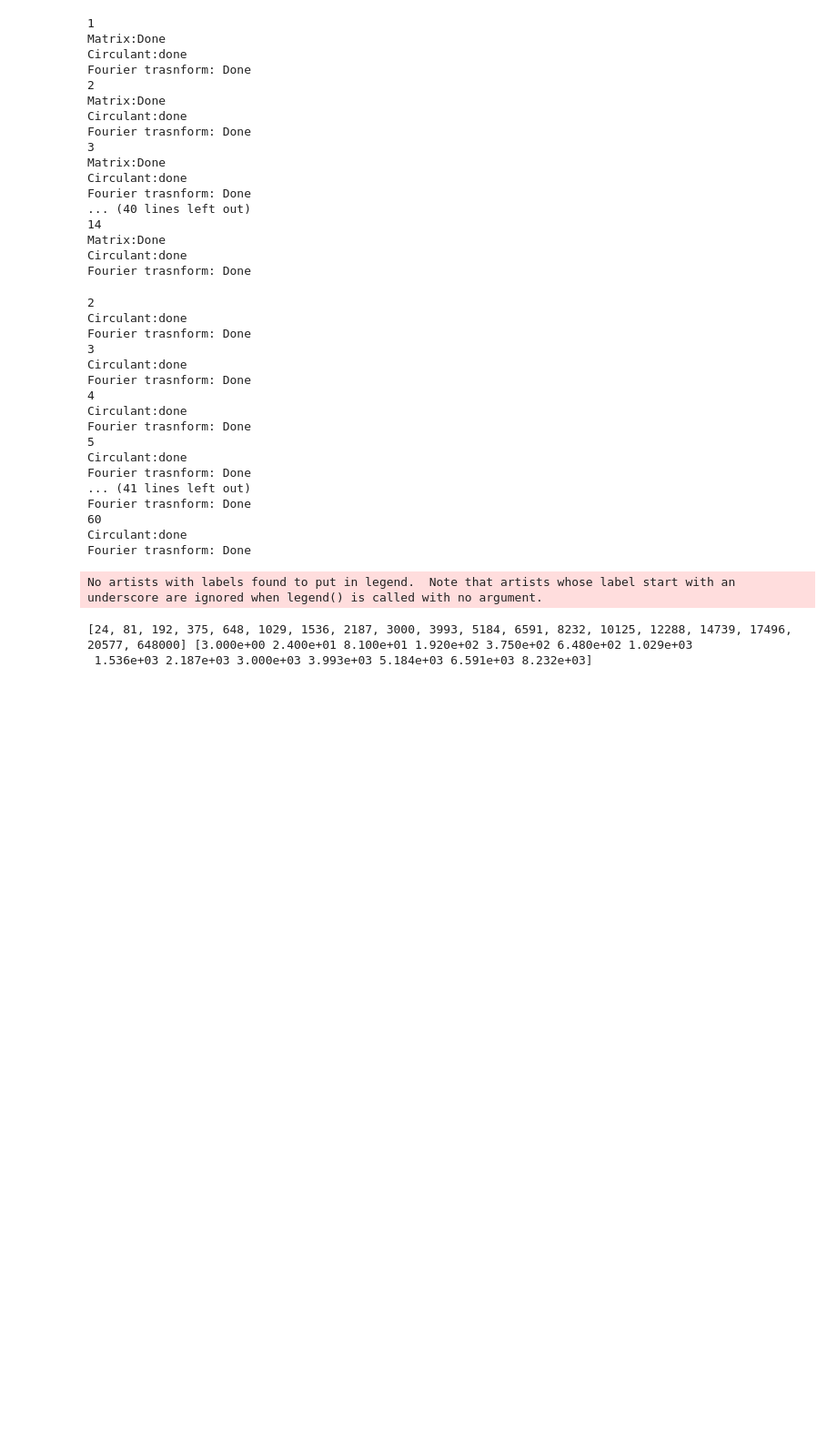
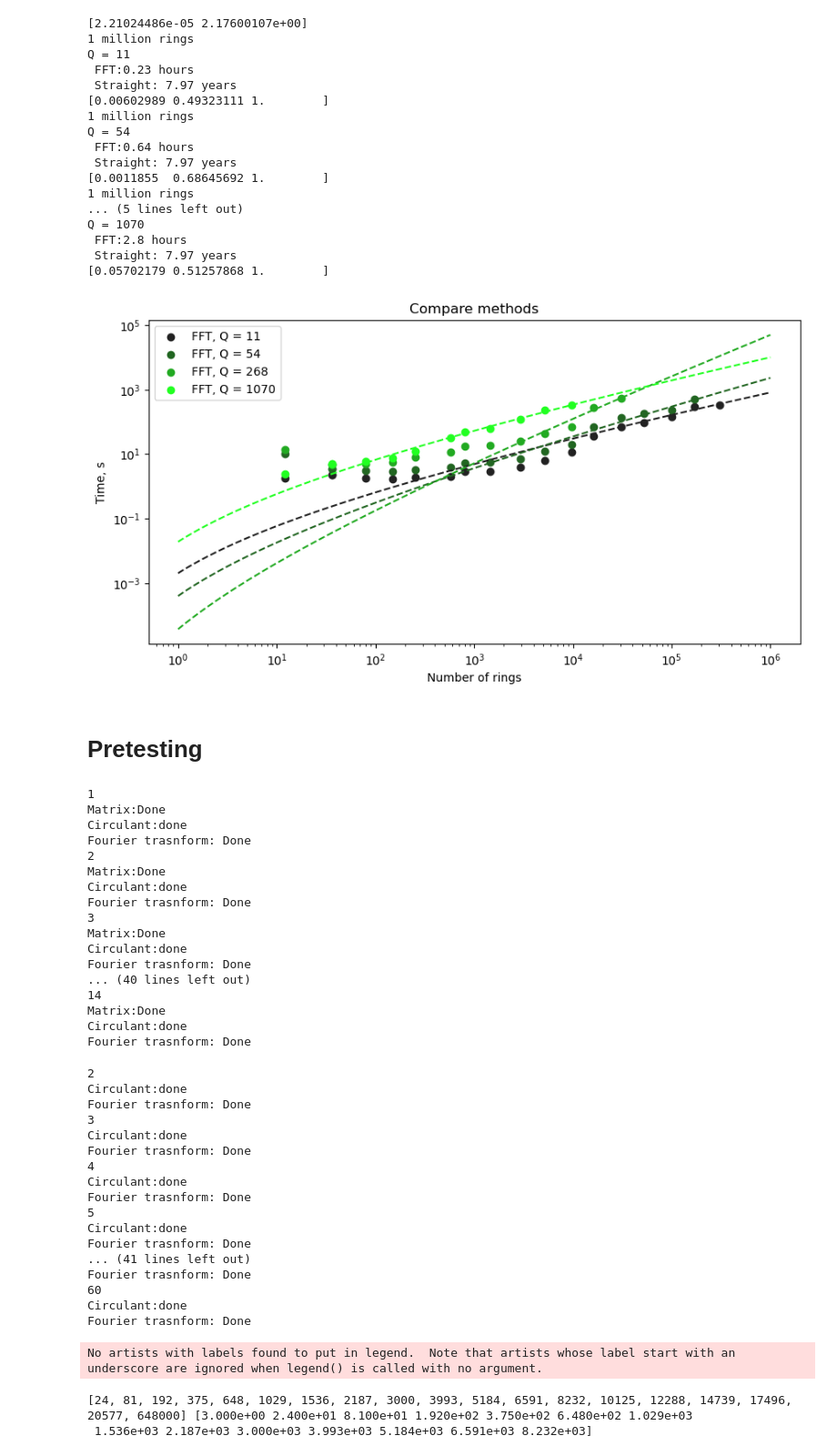
Before and after one commit to broshura/Discrete_Model_Of_Metamaterial_Lens, a Jupyter notebook: Code/Time_estimation/Time_estimation.ipynb, the cells around one changed output. Shown at 91% size. Cells and saved outputs as stored; diff of their text form; code cells hidden in the pictures; blank space fills up the shorter version.

```diff
--- a/Code/Time_estimation/Time_estimation.ipynb
+++ b/Code/Time_estimation/Time_estimation.ipynb
@@ -1,3 +385,81 @@
+# %%
+from scipy.optimize import curve_fit
+import numpy as np
+import matplotlib.pyplot as plt
+import json
+
+def nlogn(x, a, n, b):
+    return a*x**n*(np.log(2*np.power(x, 1/3)))**3
+def poly(x, a, n):
+    return abs(a)*x**n + Time_straight[0]
+def linear(x, a, b):
+    return a*x + b
+
+# Find degree of polinomial dependence for straight method
+
+with open('Time_straight.json', 'r') as f:
+    Q = 268
+    Data = json.load(f)
+    Time_straight = Data[str(Q)]['Time']
+    N_straight = np.array(Data[str(Q)]['N'])
+
+popt_straight, pcov_straight = curve_fit(poly, N_straight[-6:] ** 3, Time_straight[-6:])
+print(popt_straight)
+
+plt.figure(figsize=(10, 5))
+plt.title('Compare methods')
+#plt.plot(np.logspace(0, 6, 1000), poly(np.logspace(0, 6, 1000), *popt_straight), color = 'b', linestyle = '--', label = f'$N^2$ fit')
+#plt.scatter(N_straight**3, Time_straight, label='Straight', color = 'b')
+#plt.axhline(60*5, color = 'r', linestyle = '--')
+#plt.axvline((N_straight[-1])**3, color = 'r', linestyle = '--')
+#plt.text(1.1*N_straight[len(Time_straight)-1]**3, Q, f'N = {N_straight[len(Time_straight)-1]**3}', color = 'r')
+for Q, color  in zip([11, 54, 268, 1070], ['#222222', '#226622', '#22AA22', '#22FF22']):
+    with open('Time_fft_z.json', 'r') as f:
+        Data = json.load(f)
+        Time_fft = Data[str(Q)]['Time']
+        N_fft = np.array(Data[str(Q)]['N'])
+
+    Number = (N_fft + 1) * N_fft * N_fft
+
+    popt, pcov = curve_fit(nlogn, Number[-6:], Time_fft[-6:])
+
+    # Compare time
+    plt.scatter(Number, Time_fft, label=f'FFT, Q = {Q}', color = color)
+    plt.plot(np.logspace(0, 6, 1000), nlogn(np.logspace(0, 6, 1000), *popt), color = color, linestyle = '--')#, label = f'$N \log N$ fit')
+
+    #plt.axvline(Number[-1]*3, color = 'r', linestyle = '--')
+
+    #plt.text(1.1*N_fft[len(Time_fft)-1]**3, Q, f'N = {N_fft[len(Time_fft)-1]**3}', color = 'r')
+
+    plt.xlabel('Number of rings')
+    plt.xscale('log')
+    plt.yscale('log')
+    plt.ylabel('Time, s')
+    plt.legend()
+    print('1 million rings')
+    print(f'Q = {Q}\n FFT:{round(nlogn(1e6, *popt)/3600, 2)} hours \n Straight: {round(poly(1e6, *popt_straight)/3600/24/365, 2)} years')
+    print(popt)
+# %% [output]
+[2.21024486e-05 2.17600107e+00]
+1 million rings
+Q = 11
+ FFT:0.23 hours
+ Straight: 7.97 years
+[0.00602989 0.49323111 1.        ]
+1 million rings
+Q = 54
+ FFT:0.64 hours
+ Straight: 7.97 years
+[0.0011855  0.68645692 1.        ]
+1 million rings
+... (5 lines left out)
+Q = 1070
+ FFT:2.8 hours
+ Straight: 7.97 years
+[0.05702179 0.51257868 1.        ]
+[figure, added]
+# %% [markdown]
+# Pretesting
 # %%
 # Import function to calclulate geometry matrix of system
 from Impedance_matrix import Matrix, Mnm, L_orthogonal, L_parallel
```
Also changed, not shown: parts of 12 cells of this notebook, 27 other files.
